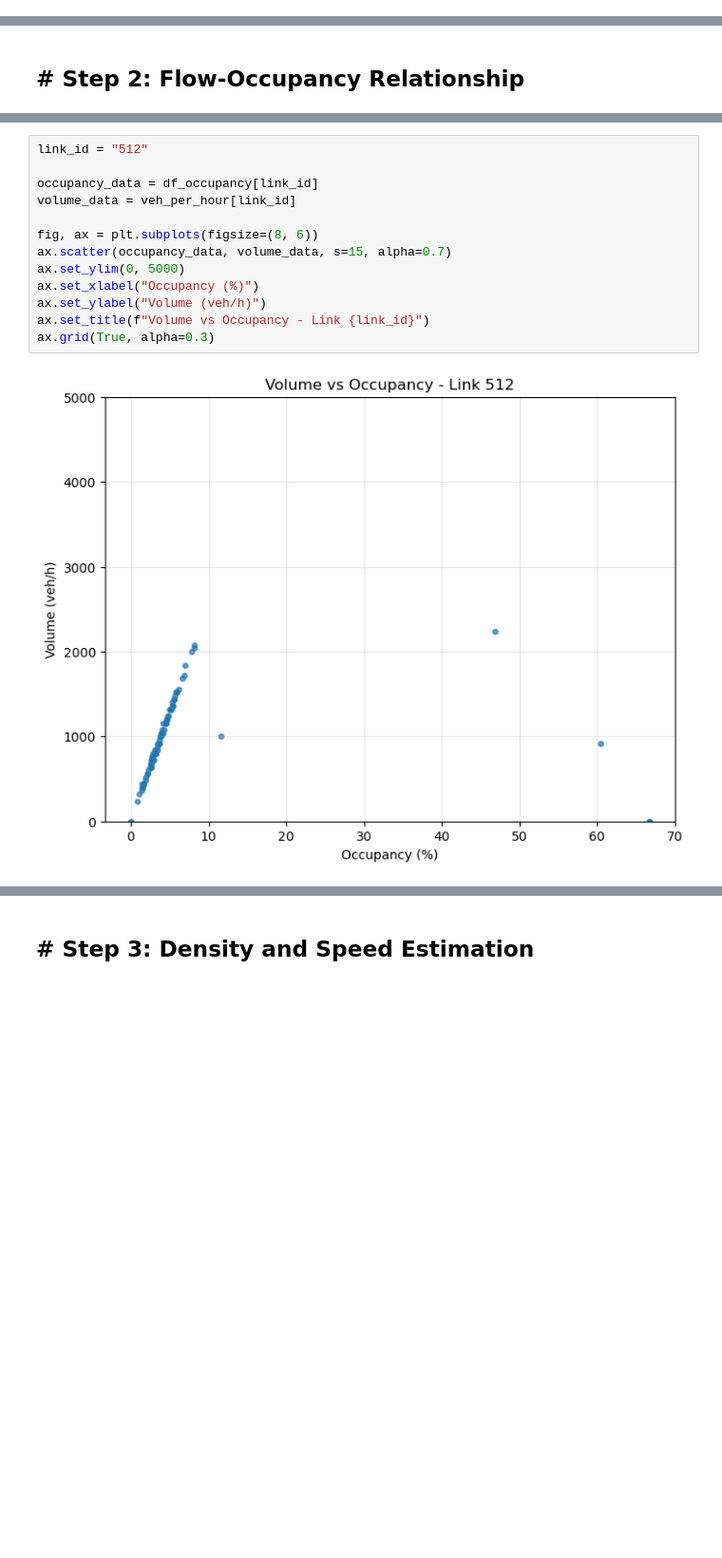
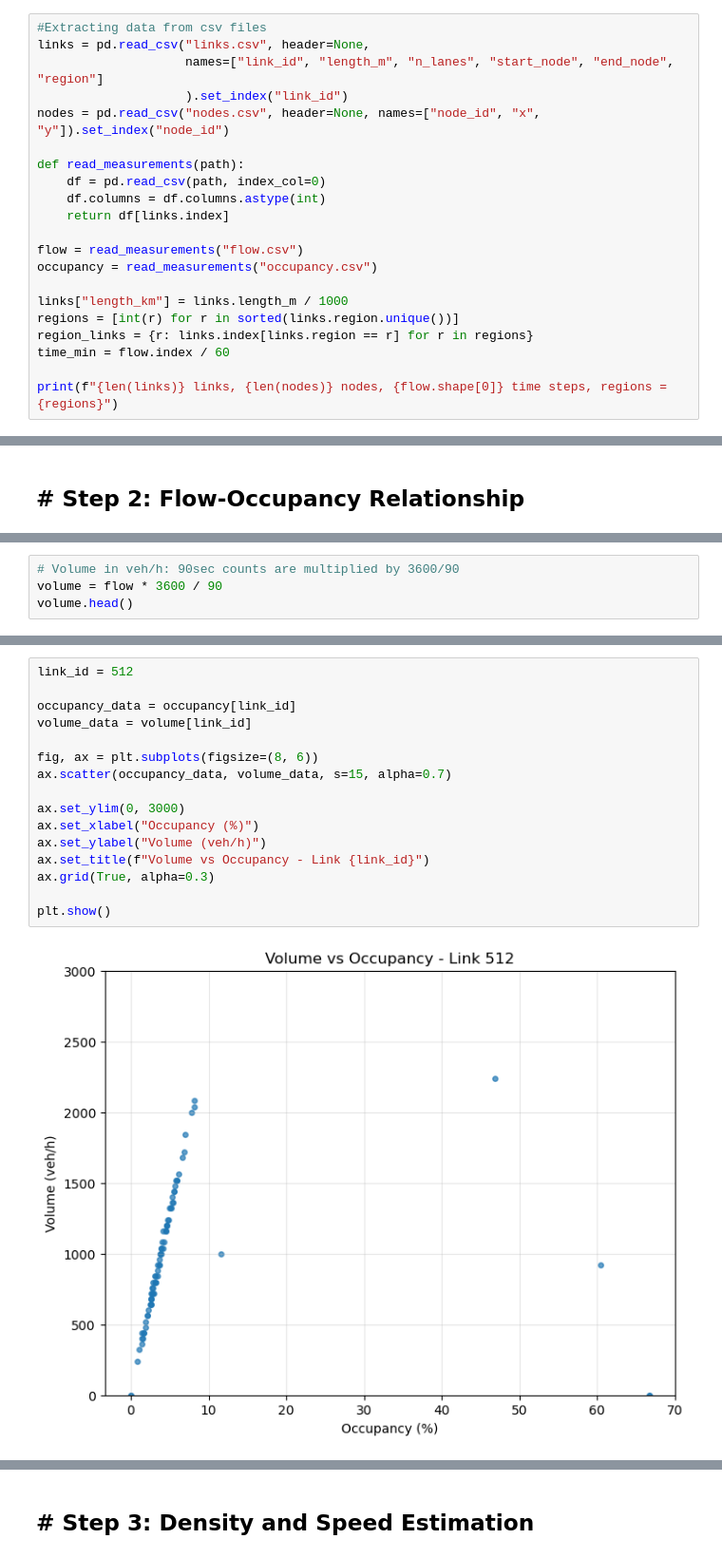
Before and after one commit to margauxfstn/Lab-1-Traffic, a Jupyter notebook: lab1Lorenzo.ipynb, the cells around one changed output, grey strips where cells are left out. Shown at 95% size. Drawn from its saved outputs; the diff is of its cells as text; blank space fills up the shorter version.

Commit message:
step 6 et 7 et reorganisation globale

```diff
--- a/lab1Lorenzo.ipynb
+++ b/lab1Lorenzo.ipynb
@@ -16,0 +16,21 @@ from plot_congestion_snapshot import plot_congestion_snapshot
+# %%
+#Extracting data from csv files
+links = pd.read_csv("links.csv", header=None,
+                    names=["link_id", "length_m", "n_lanes", "start_node", "end_node", "region"]
+                    ).set_index("link_id")
+nodes = pd.read_csv("nodes.csv", header=None, names=["node_id", "x", "y"]).set_index("node_id")
+
+def read_measurements(path):
+    df = pd.read_csv(path, index_col=0)
+    df.columns = df.columns.astype(int)
+    return df[links.index]
+
+flow = read_measurements("flow.csv")
+occupancy = read_measurements("occupancy.csv")
+
+links["length_km"] = links.length_m / 1000
+regions = [int(r) for r in sorted(links.region.unique())]
+region_links = {r: links.index[links.region == r] for r in regions}
+time_min = flow.index / 60
+
+print(f"{len(links)} links, {len(nodes)} nodes, {flow.shape[0]} time steps, regions = {regions}")
@@ -81,0 +51,4 @@ ax.grid(True, alpha=0.3)
+# %%
+# Volume in veh/h: 90sec counts are multiplied by 3600/90
+volume = flow * 3600 / 90
+volume.head()
@@ -82,16 +64,19 @@ ax.grid(True, alpha=0.3)
 # %%
-link_id = "512"
+link_id = 512
 
-occupancy_data = df_occupancy[link_id]
-volume_data = veh_per_hour[link_id]
+occupancy_data = occupancy[link_id]
+volume_data = volume[link_id]
 
 fig, ax = plt.subplots(figsize=(8, 6))
 ax.scatter(occupancy_data, volume_data, s=15, alpha=0.7)
-ax.set_ylim(0, 5000)
+
+ax.set_ylim(0, 3000)
 ax.set_xlabel("Occupancy (%)")
 ax.set_ylabel("Volume (veh/h)")
 ax.set_title(f"Volume vs Occupancy - Link {link_id}")
 ax.grid(True, alpha=0.3)
+
+plt.show()
 # %% [output]
-[figure, old version]
+[figure, new version]
 # %% [markdown]
```
Also changed, not shown: parts of 51 cells of this notebook.
